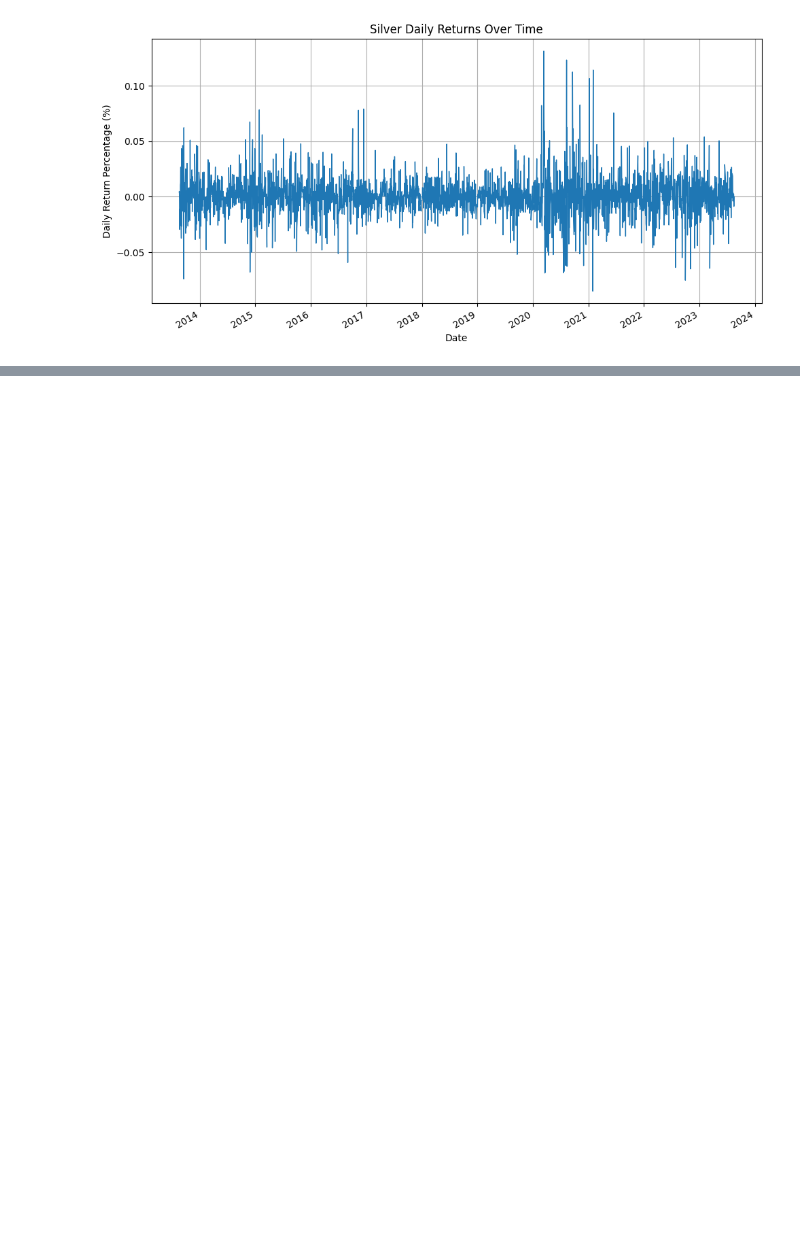
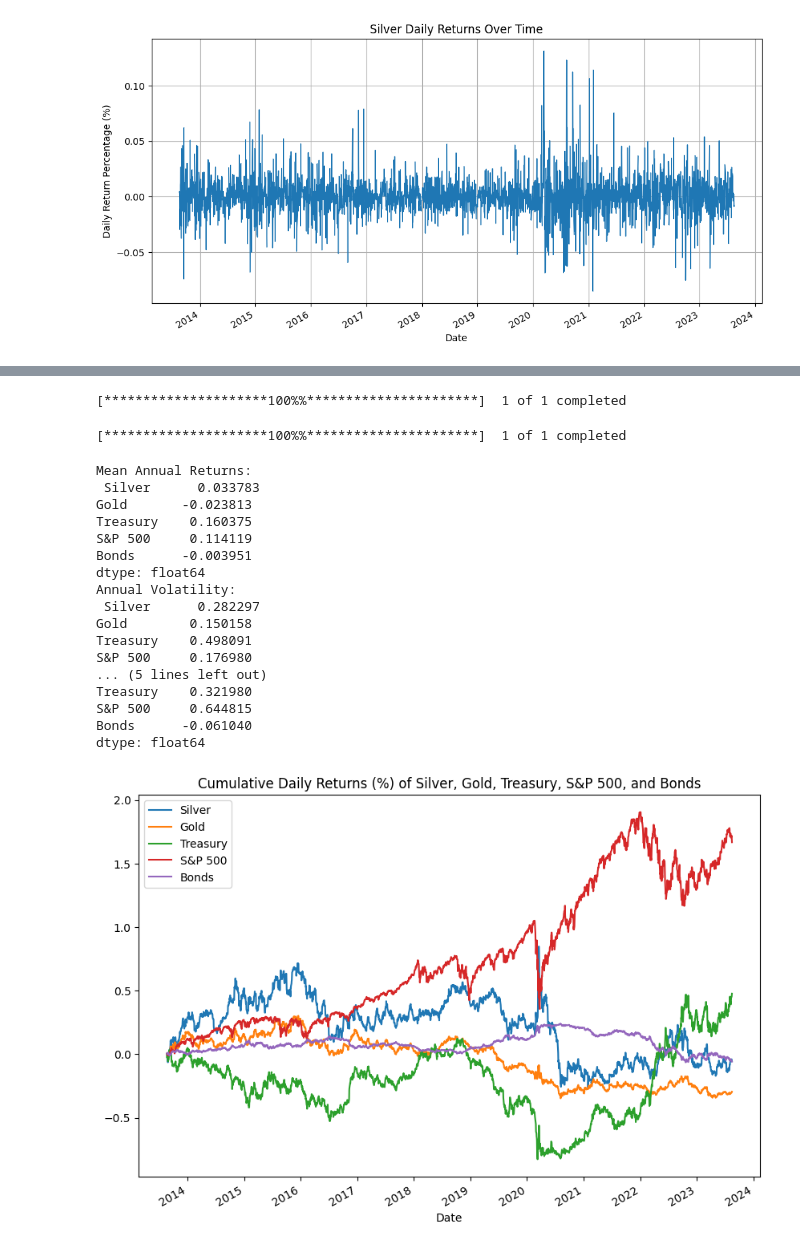
Before and after one commit to syedmehran/gold-prediction, a Jupyter notebook: silver.ipynb, the cells around one changed output, grey strips where cells are left out. Saved outputs shown, nothing was run; the diff lists cells and outputs as text; code cells hidden in the pictures; blank space fills up the shorter version.

Commit message:
Update Silver.ipynb
Finalized everything

```diff
--- a/silver.ipynb
+++ b/silver.ipynb
@@ -140,5 +114,7 @@ plt.show()
 # %% [output]
 [figure]
 # %%
-silver['Daily Return'] = silver['Close/Last'].pct_change().fillna(0)
-treasury['Daily Return'] = treasury['Close'].pct_change().fillna(0)
+silver['Daily Return'] = silver['Close/Last'].pct_change().dropna()
+gold['Daily Return'] = gold['Close/Last'].pct_change().dropna()
+treasury['Daily Return'] = treasury['Close'].pct_change().dropna()
+silver.head()
@@ -197,0 +178,66 @@ plt.tight_layout()
+# %%
+# S&P500
+market = yf.download('^GSPC', start = "2013-08-19", end = "2023-08-17")
+# %% [output]
+[*********************100%%**********************]  1 of 1 completed
+# %%
+market.reset_index()
+market['Daily Return'] = market['Close'].pct_change().dropna()
+# %%
+# Compare return against S&P500 and bond yield data
+bond_data = yf.download('IEF', start = "2013-08-19", end = "2023-08-17")
+
+bond_data.reset_index()
+bond_data['Daily Return'] = bond_data['Close'].pct_change().dropna()
+# %% [output]
+[*********************100%%**********************]  1 of 1 completed
+# %%
+# Combine our Daily Returns into a single DataFrame
+treasury_returns = treasury.set_index('Date')
+gold_combined_returns = gold.set_index('Date')
+silver_combined_returns = silver.set_index('Date') # Important to standardize everything coming up...
+
+combined_returns = pd.DataFrame({
+    'Silver': silver_combined_returns['Daily Return'].dropna(),
+    'Gold': gold_combined_returns['Daily Return'].dropna(),
+    'Treasury': treasury_returns['Daily Return'],
+    'S&P 500': market['Daily Return'].dropna(),
+    'Bonds': bond_data['Daily Return'].dropna()
+}).dropna()
+
+# Calculate mean and volatility
+mean_returns = combined_returns.mean() * 252  # Annualize the mean returns
+volatility = combined_returns.std() * np.sqrt(252)  # Annualize the volatility
+
+# Risk-adjusted return (Sharpe Ratio) - assuming risk-free rate is 0 for simplicity
+sharpe_ratios = mean_returns / volatility
+
+# Plot cumulative returns
+cumulative_returns = (1 + combined_returns).cumprod() - 1
+cumulative_returns.plot(figsize=(10, 7))
+
+# Display results
+print("Mean Annual Returns:\n", mean_returns)
+print("Annual Volatility:\n", volatility)
+print("Sharpe Ratios:\n", sharpe_ratios)
+plt.title('Cumulative Daily Returns (%) of Silver, Gold, Treasury, S&P 500, and Bonds')
+plt.show()
+# %% [output]
+Mean Annual Returns:
+ Silver      0.033783
+Gold       -0.023813
+Treasury    0.160375
+S&P 500     0.114119
+Bonds      -0.003951
+dtype: float64
+Annual Volatility:
+ Silver      0.282297
+Gold        0.150158
+Treasury    0.498091
+S&P 500     0.176980
+... (5 lines left out)
+Treasury    0.321980
+S&P 500     0.644815
+Bonds      -0.061040
+dtype: float64
+[figure, added]
```
Also changed, not shown: parts of 24 cells of this notebook.
